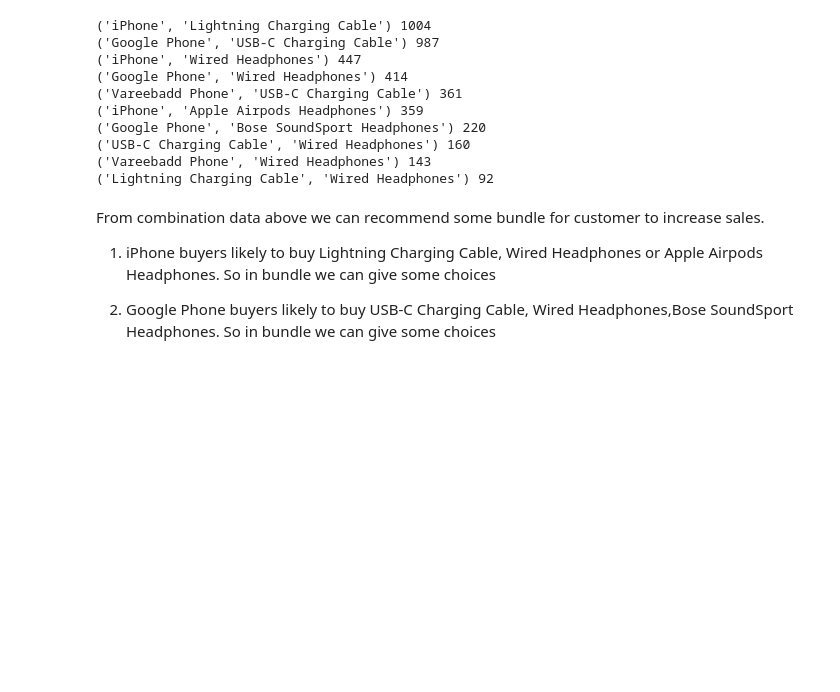
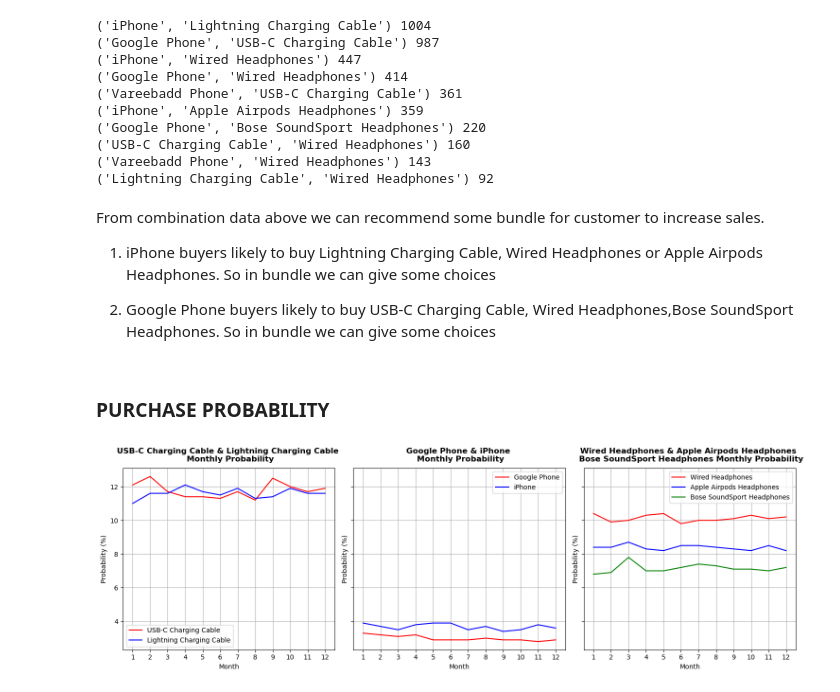
Before and after one commit to hmtalha786/Movie-Recommendation-System, a Jupyter notebook: Code.ipynb, the cells around one changed output. Drawn from its saved outputs; the diff is of its cells as text; code cells hidden in the pictures; blank space fills up the shorter version.

Commit message:
Purchase Probability

```diff
--- a/Code.ipynb
+++ b/Code.ipynb
@@ -431,3 +431,5 @@ From combination data above we can recommend some bundle for customer to increas
 1) iPhone buyers likely to buy Lightning Charging Cable, Wired Headphones or Apple Airpods Headphones. So in bundle we can give some choices
 
 2) Google Phone buyers likely to buy USB-C Charging Cable, Wired Headphones,Bose SoundSport Headphones. So in bundle we can give some choices
+# %% [markdown]
+### PURCHASE PROBABILITY
@@ -433,0 +459,67 @@ From combination data above we can recommend some bundle for customer to increas
+# %%
+fig, ax = plt.subplots(1,3,figsize=(15,5),sharey=True)
+
+#----------------------------------------------------------------------
+
+prod1 = 'USB-C Charging Cable'
+ax[0].plot(range(1,13),(proba_prod(prod1)[0]*100),label='USB-C Charging Cable',color='r')
+
+prod2 = 'Lightning Charging Cable'
+ax[0].plot(range(1,13),(proba_prod(prod2)[0]*100),label='Lightning Charging Cable',color='b')
+
+ax[0].set_title(f'{prod1} & {prod2} \n Monthly Probability',weight='bold',fontsize=12,pad=10)
+
+ax[0].grid()
+
+ax[0].set_xticks(range(1,13))
+ax[0].set_xlabel('Month')
+ax[0].set_ylabel('Probability (%)')
+
+ax[0].legend()
+
+#----------------------------------------------------------------------
+
+prod1 = 'Google Phone'
+
+ax[1].plot(range(1,13),(proba_prod(prod1)[0]*100),label='Google Phone',color='r')
+
+prod2 = 'iPhone'
+ax[1].plot(range(1,13),(proba_prod(prod2)[0]*100),label='iPhone',color='b')
+
+ax[1].set_title(f'{prod1} & {prod2} \n Monthly Probability',weight='bold',fontsize=12,pad=10)
+
+ax[1].grid(True)
+
+ax[1].set_xticks(range(1,13))
+ax[1].set_xlabel('Month')
+ax[1].set_ylabel('Probability (%)')
+
+ax[1].legend()
+
+#----------------------------------------------------------------------
+
+prod1 = 'Wired Headphones'
+ax[2].plot(range(1,13),(proba_prod(prod1)[0]*100),label='Wired Headphones',color='r')
+
+prod2 = 'Apple Airpods Headphones'
+ax[2].plot(range(1,13),(proba_prod(prod2)[0]*100),label='Apple Airpods Headphones',color='b')
+
+prod3 = 'Bose SoundSport Headphones'
+ax[2].plot(range(1,13),(proba_prod(prod3)[0]*100),label='Bose SoundSport Headphones',color='g')
+
+ax[2].set_title(f'{prod1} & {prod2} \n {prod3} Monthly Probability',weight='bold',fontsize=12,pad=10)
+
+ax[2].grid(True)
+
+ax[2].set_xticks(range(1,13))
+ax[2].set_xlabel('Month')
+ax[2].set_ylabel('Probability (%)')
+
+ax[2].legend()
+
+#----------------------------------------------------------------------
+
+plt.tight_layout()
+plt.show()
+# %% [output]
+[figure, added]
```
Also changed, not shown: parts of 3 cells of this notebook.
